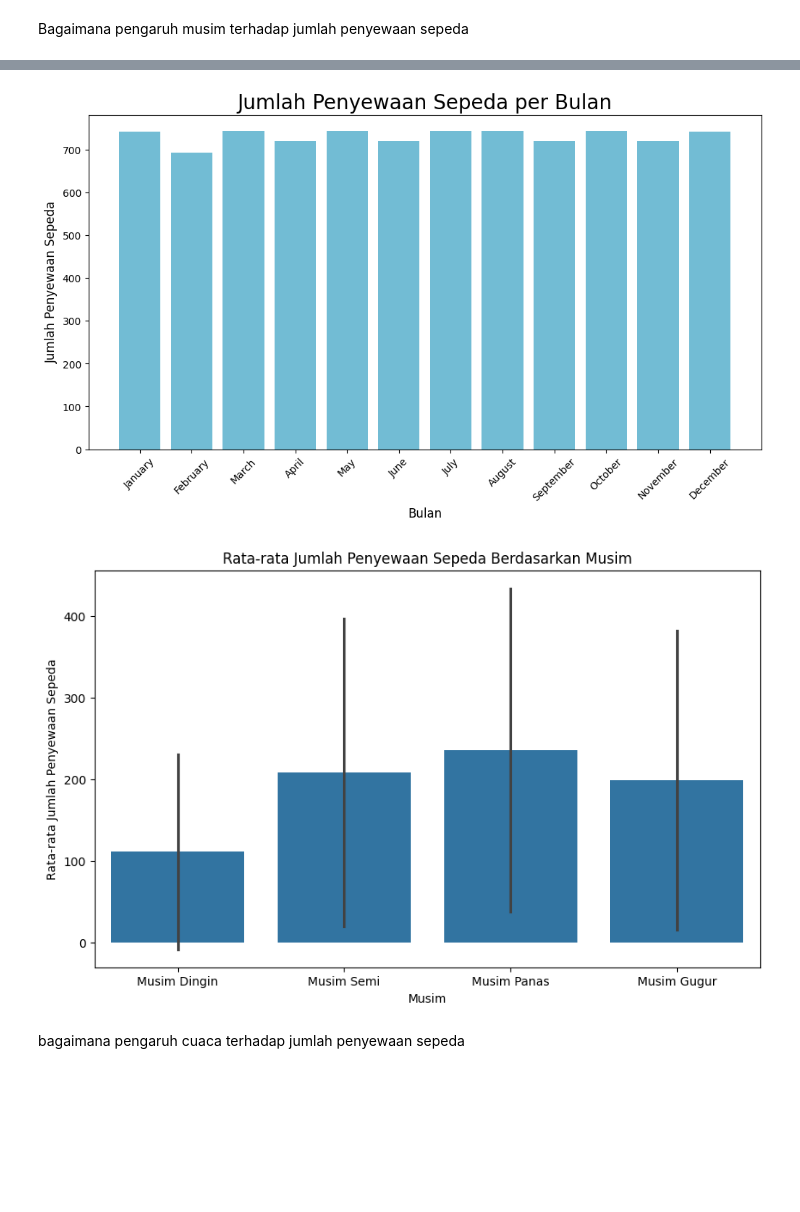
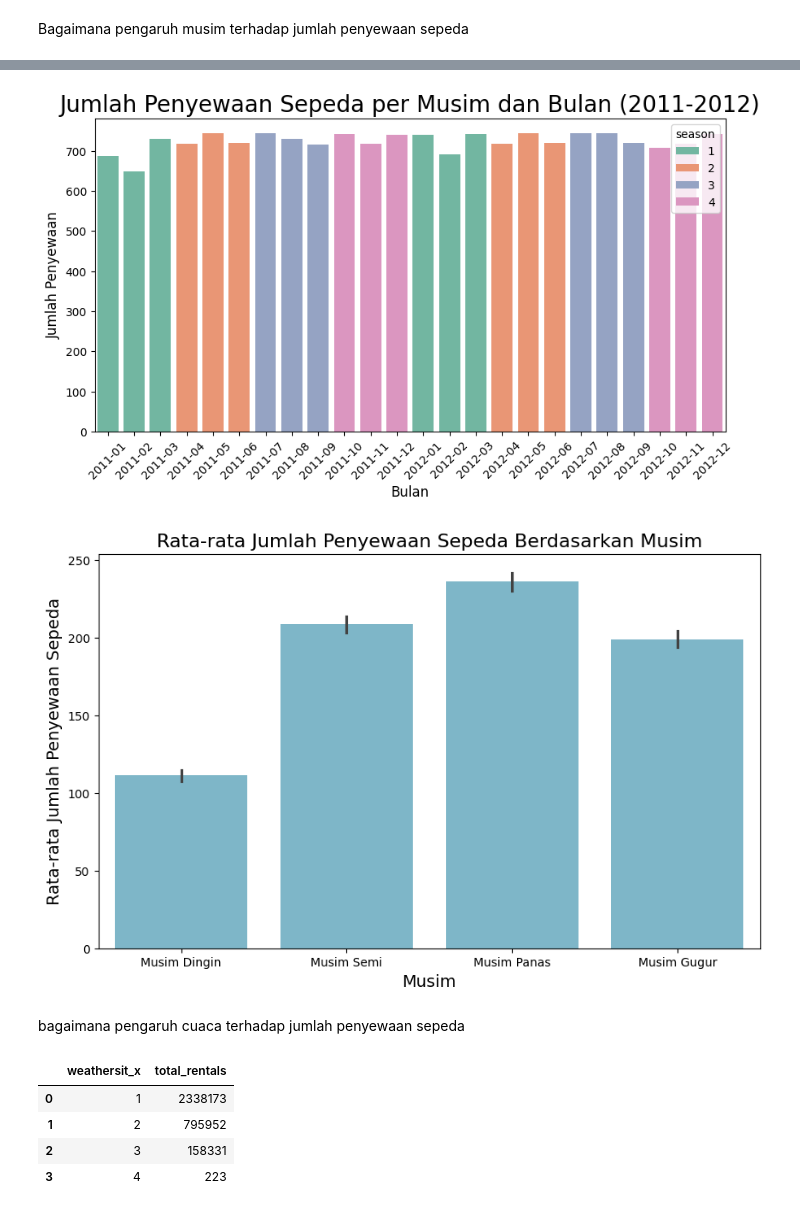
Before and after one commit to rifkurniawan-dev/projek_arif, a Jupyter notebook: Proyek_Analisis_Data_Arif.ipynb, the cells around one changed output, grey strips where cells are left out. Cells and saved outputs as stored; diff of their text form; code cells hidden in the pictures; blank space fills up the shorter version.

```diff
--- a/Proyek_Analisis_Data_Arif.ipynb
+++ b/Proyek_Analisis_Data_Arif.ipynb
@@ -465,8 +457,8 @@ hour_day_df = pd.merge(
     left= hour_df,
     right=day_df,
     how="left",
-    left_on="season",
-    right_on="season"
+    left_on="instant",
+    right_on="instant"
 )
 hour_day_df.head()
 # %% [output]
@@ -539,15 +519,15 @@ hour_df.head()
-# %%
-hour_day_df['dteday_x'] = pd.to_datetime(hour_day_df['dteday_x'])
 # %%
-monthly_hour_df = hour_day_df.resample(rule='MS', on='dteday_x').agg({
-    'instant_x': 'nunique',
-    'cnt_x': 'sum'
+monthly_day_df = hour_day_df.resample(rule='ME', on='dteday_x').agg({
+    'instant': 'nunique',
+    'cnt_x': 'sum',
+    'season_x': 'first'
 })
-monthly_hour_df.index = monthly_hour_df.index.strftime('%B')
-monthly_hour_df = monthly_hour_df.reset_index()
-monthly_hour_df.rename(columns={
-    'instant_x': 'hour_count',
-    'cnt_x': 'revenue'
+monthly_day_df.index = monthly_day_df.index.strftime('%Y-%m')
+monthly_day_df = monthly_day_df.reset_index()
+monthly_day_df.rename(columns={
+    'instant': 'day_count',
+    'cnt_x': 'total_rentals',
+    'season_x': 'season'
 }, inplace=True)
-monthly_hour_df
+monthly_day_df.head()
 # %% [output]
@@ -571,30 +540,44 @@ monthly_hour_df
 # %%
-plt.figure(figsize=(12, 6))
-plt.bar(
-    monthly_hour_df["dteday_x"],
-    monthly_hour_df["hour_count"],
-    color="#72BCD4"
+plt.figure(figsize=(10, 5))
+sns.barplot(
+    x='dteday_x',
+    y='day_count',
+    hue='season',
+    data=monthly_day_df,
+    palette="Set2"
 )
-plt.title("Jumlah Penyewaan Sepeda per Bulan", loc="center", fontsize=20)
+plt.title("Jumlah Penyewaan Sepeda per Musim dan Bulan (2011-2012)", loc="center", fontsize=20)
 plt.xlabel("Bulan", fontsize=12)
-plt.ylabel("Jumlah Penyewaan Sepeda", fontsize=12)
+plt.ylabel("Jumlah Penyewaan", fontsize=12)
 plt.xticks(rotation=45, fontsize=10)
 plt.yticks(fontsize=10)
 plt.show()
 # %% [output]
-[figure, old version]
+[figure, new version]
 # %%
-plt.figure(figsize=(10,6))
-sns.barplot(x='season', y='cnt', data=hour_df, errorbar='sd')
-plt.title('Rata-rata Jumlah Penyewaan Sepeda Berdasarkan Musim')
-plt.xlabel('Musim')
-plt.ylabel('Rata-rata Jumlah Penyewaan Sepeda')
+plt.figure(figsize=(10, 6))
+sns.barplot(x='season', y='cnt', data=hour_df, color="#72BCD4")
+plt.title('Rata-rata Jumlah Penyewaan Sepeda Berdasarkan Musim', fontsize=16)
+plt.xlabel('Musim', fontsize=14)
+plt.ylabel('Rata-rata Jumlah Penyewaan Sepeda', fontsize=14)
 plt.xticks([0, 1, 2, 3], ['Musim Dingin', 'Musim Semi', 'Musim Panas', 'Musim Gugur'])
 plt.show()
 # %% [output]
-[figure, old version]
+[figure, new version]
 # %% [markdown]
 bagaimana pengaruh cuaca terhadap jumlah penyewaan sepeda
+# %%
+bygeder_df = hour_day_df.groupby(by="weathersit_x").cnt_x.sum().reset_index()
+bygeder_df.rename(columns={
+    "cnt_x": "total_rentals"
+}, inplace=True)
+bygeder_df
+# %% [output]
+|  | weathersit_x | total_rentals |
+| 0 | 1 | 2338173 |
+| 1 | 2 | 795952 |
+| 2 | 3 | 158331 |
+| 3 | 4 | 223 |
 # %%
 plt.figure(figsize=(10, 6))
 sns.barplot(x='weathersit_x', y='cnt_x', data=hour_day_df, hue='weathersit_x', palette="Blues", dodge=False, legend=False)
```
Also changed, not shown: parts of 22 cells of this notebook.
